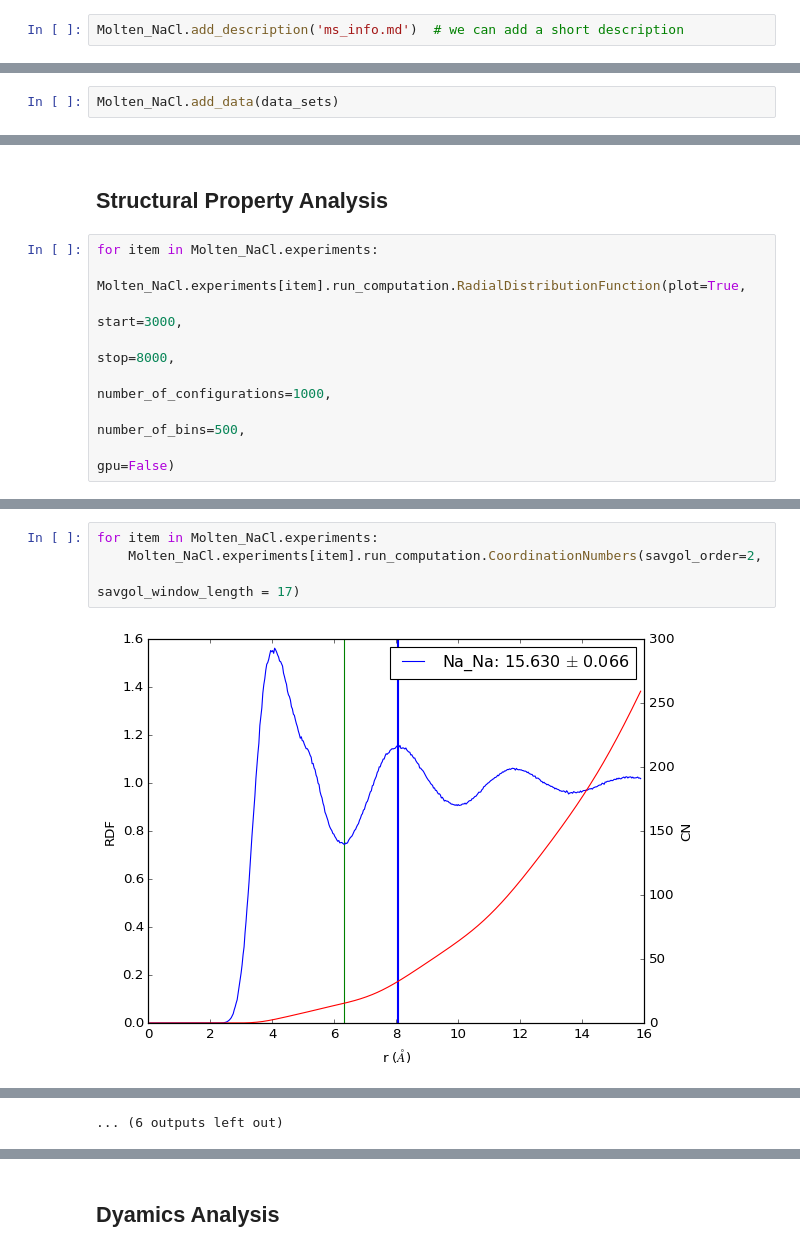
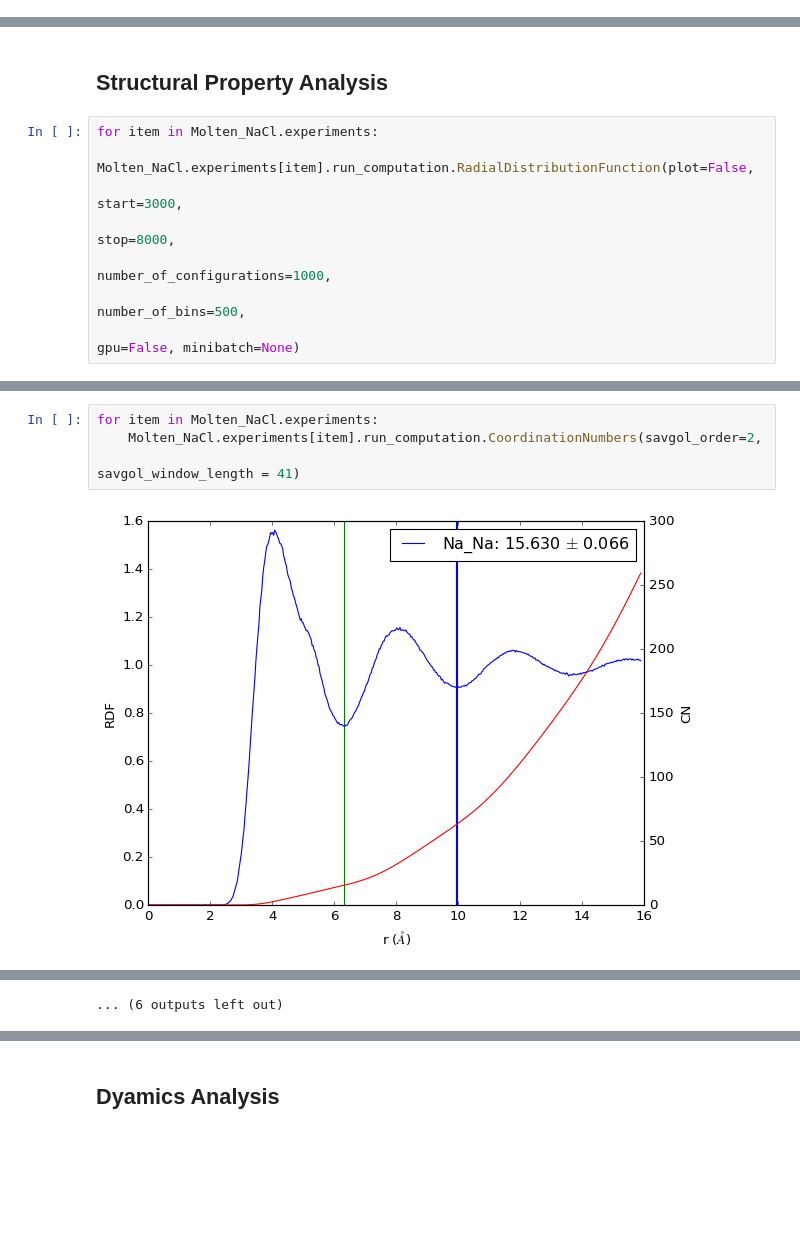
Before and after one commit to zincware/MDSuite, a Jupyter notebook: docs/source/_user_guide/molten_salt_example.ipynb, the cells around one changed output, grey strips where cells are left out. Drawn from its saved outputs; the diff is of its cells as text; blank space fills up the shorter version.

```diff
--- a/docs/source/_user_guide/molten_salt_example.ipynb
+++ b/docs/source/_user_guide/molten_salt_example.ipynb
@@ -21,2 +20,0 @@ Loading the class state
-# %%
-Molten_NaCl.add_description('ms_info.md')  # we can add a short description
@@ -36,2 +42,0 @@ Molten_NaCl.add_experiment(experiment=experiments)
-# %%
-Molten_NaCl.add_data(data_sets)
@@ -39,10 +46,10 @@ Molten_NaCl.add_data(data_sets)
 ##  Structural Property Analysis
 # %%
 for item in Molten_NaCl.experiments:
-    Molten_NaCl.experiments[item].run_computation.RadialDistributionFunction(plot=True,
+    Molten_NaCl.experiments[item].run_computation.RadialDistributionFunction(plot=False,
                                                                              start=3000,
                                                                              stop=8000,
                                                                              number_of_configurations=1000,
                                                                              number_of_bins=500,
-                                                                             gpu=False)
+                                                                             gpu=False, minibatch=None)
 # %% [output]
@@ -80,6 +99,6 @@ This is an experimental calculator. It is provided as it can still be used, howe
 # %%
 for item in Molten_NaCl.experiments:
     Molten_NaCl.experiments[item].run_computation.CoordinationNumbers(savgol_order=2,
-                                                                      savgol_window_length = 17)
+                                                                      savgol_window_length = 41)
 # %% [output]
-[figure, old version]
+[figure, new version]
```
Also changed, not shown: parts of 43 cells of this notebook.
